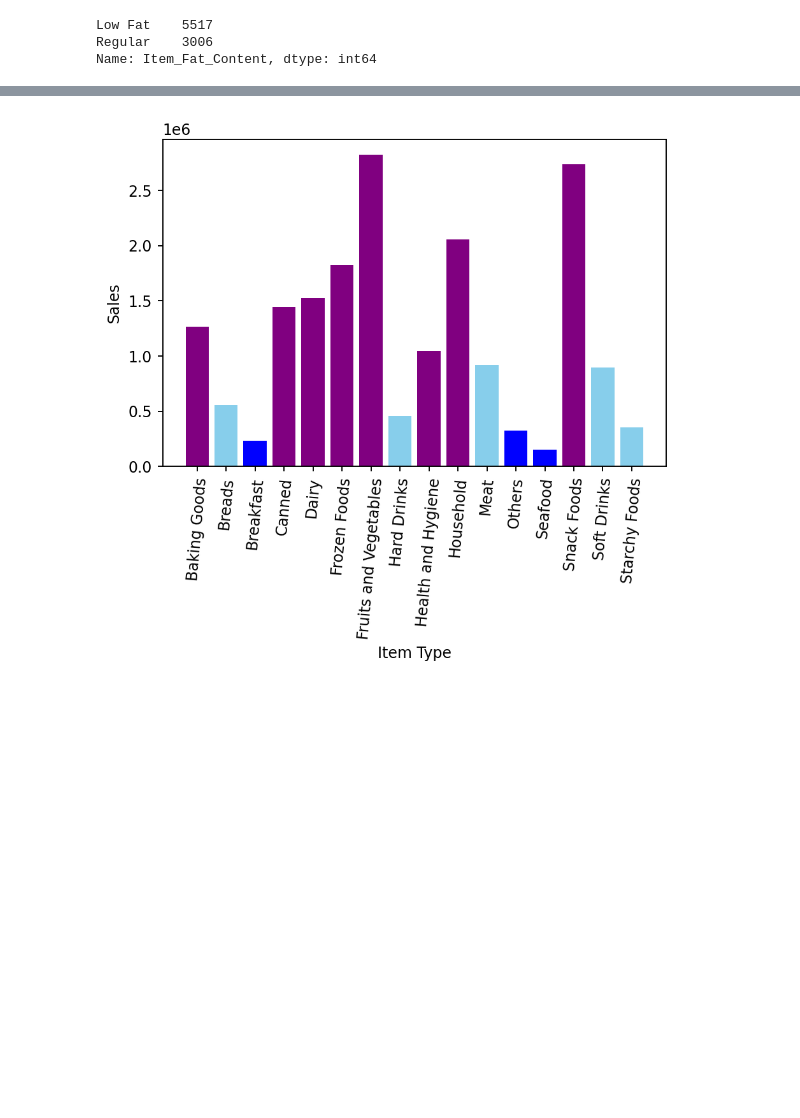
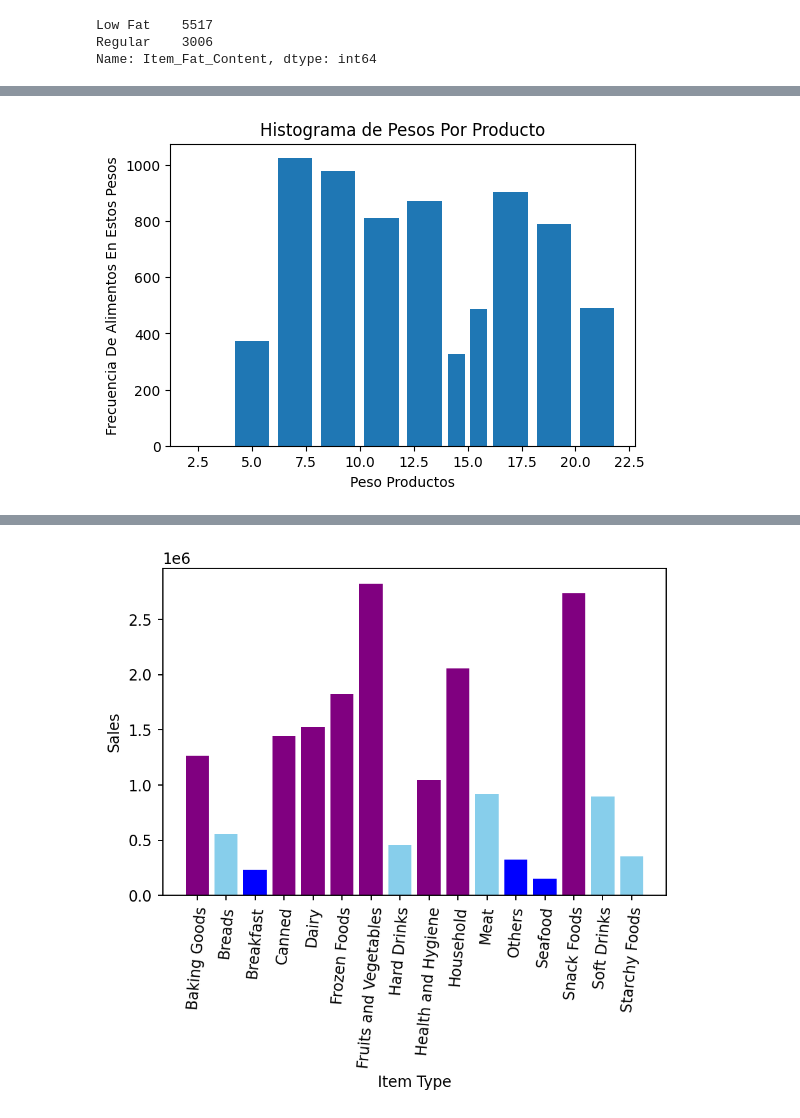
Before and after one commit to Betancur1991/Sales-Predictions, a Jupyter notebook: Sales_predictions.ipynb, the cells around one changed output, grey strips where cells are left out. Drawn from its saved outputs; the diff is of its cells as text; code cells hidden in the pictures; blank space fills up the shorter version.

```diff
--- a/Sales_predictions.ipynb
+++ b/Sales_predictions.ipynb
@@ -149,3 +163,14 @@ Text(0.5, 0, 'Peso de los productos')
+# %%
+num_bins=[2,4,6,8,10,12,14,15,16,18,20,22]
+fig1=plt.figure(dpi=100)
+ax1=fig1.add_subplot(1,1,1)
+ax1.hist(df['Item_Weight'],num_bins,density=False,rwidth=0.8)
+ax1.set_xlabel('Peso Productos')
+ax1.set_ylabel('Frecuencia De Alimentos En Estos Pesos')
+ax1.set_title('Histograma de Pesos Por Producto')
+plt.show()
+# %% [output]
+[figure, added]
 # %%
 df.isna().sum()
 # %% [output]
```
Also changed, not shown: parts of 31 cells of this notebook.
